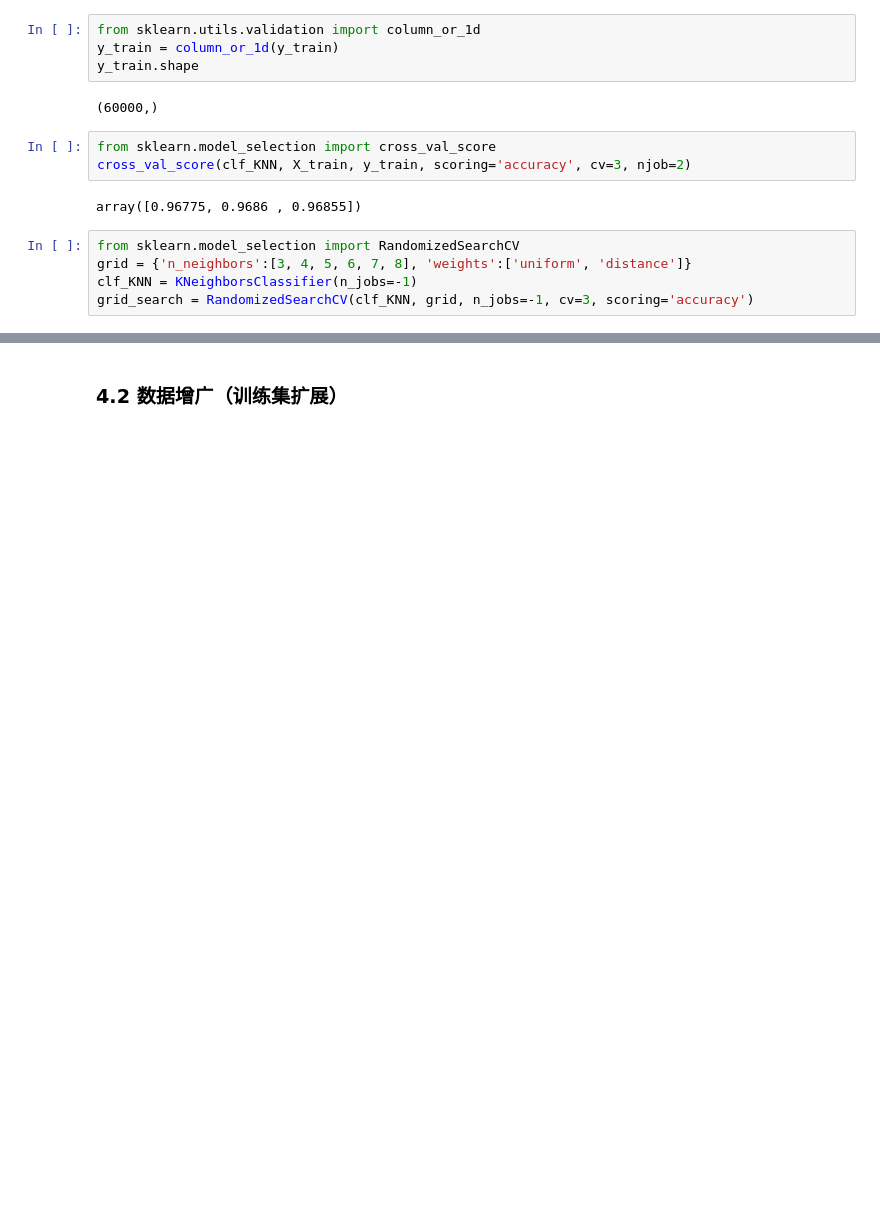
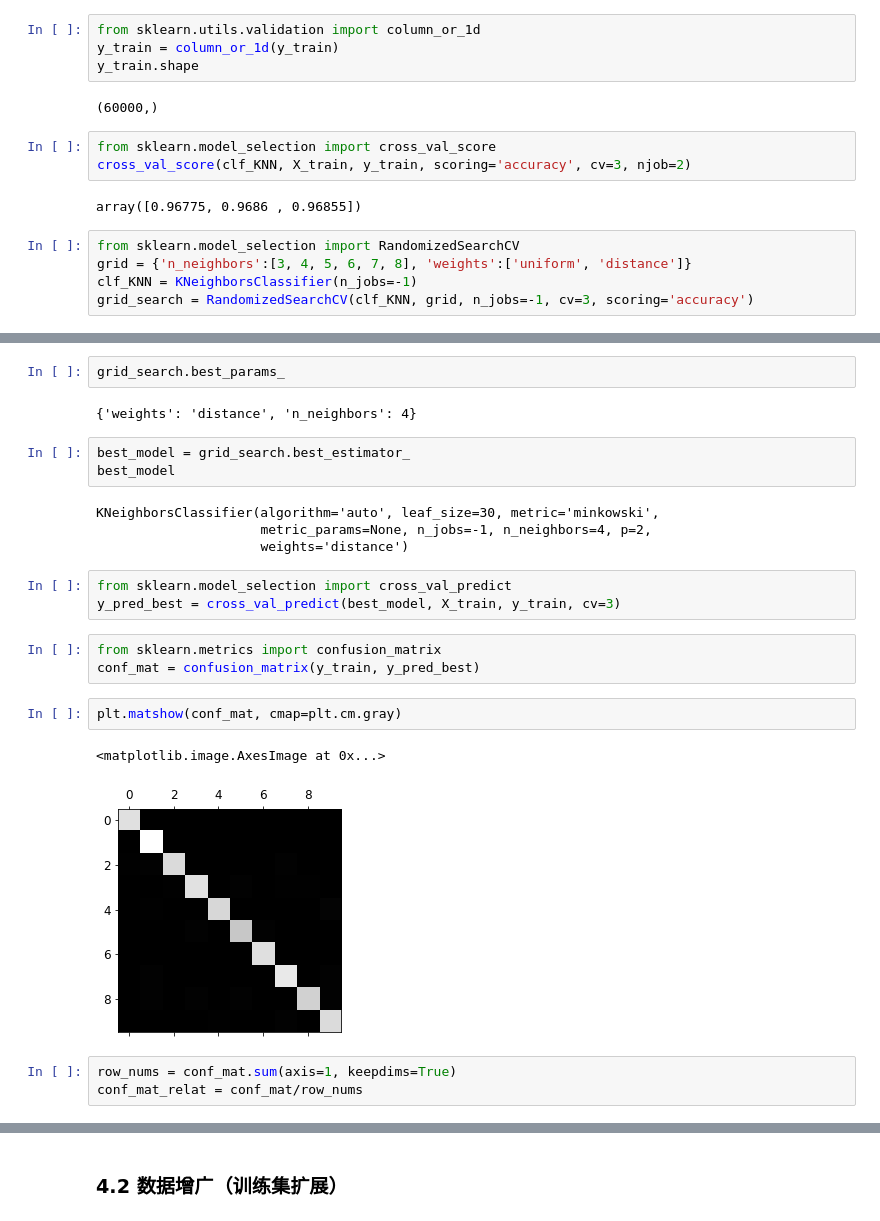
Before and after one commit to GoldenRaven/MachineLearning_notebook, a Jupyter notebook: 03_classification.ipynb, the cells around one changed output, grey strips where cells are left out. Drawn from its saved outputs; the diff is of its cells as text; blank space fills up the shorter version.

```diff
--- a/03_classification.ipynb
+++ b/03_classification.ipynb
@@ -473,0 +522,25 @@ grid_search.fit(X_train, y_train)
+# %%
+grid_search.best_params_
+# %% [output]
+{'weights': 'distance', 'n_neighbors': 4}
+# %%
+best_model = grid_search.best_estimator_
+best_model
+# %% [output]
+KNeighborsClassifier(algorithm='auto', leaf_size=30, metric='minkowski',
+                     metric_params=None, n_jobs=-1, n_neighbors=4, p=2,
+                     weights='distance')
+# %%
+from sklearn.model_selection import cross_val_predict
+y_pred_best = cross_val_predict(best_model, X_train, y_train, cv=3)
+# %%
+from sklearn.metrics import confusion_matrix
+conf_mat = confusion_matrix(y_train, y_pred_best)
+# %%
+plt.matshow(conf_mat, cmap=plt.cm.gray)
+# %% [output]
+<matplotlib.image.AxesImage at 0x...>
+[figure, added]
+# %%
+row_nums = conf_mat.sum(axis=1, keepdims=True)
+conf_mat_relat = conf_mat/row_nums
```
Also changed, not shown: parts of 6 cells of this notebook.
